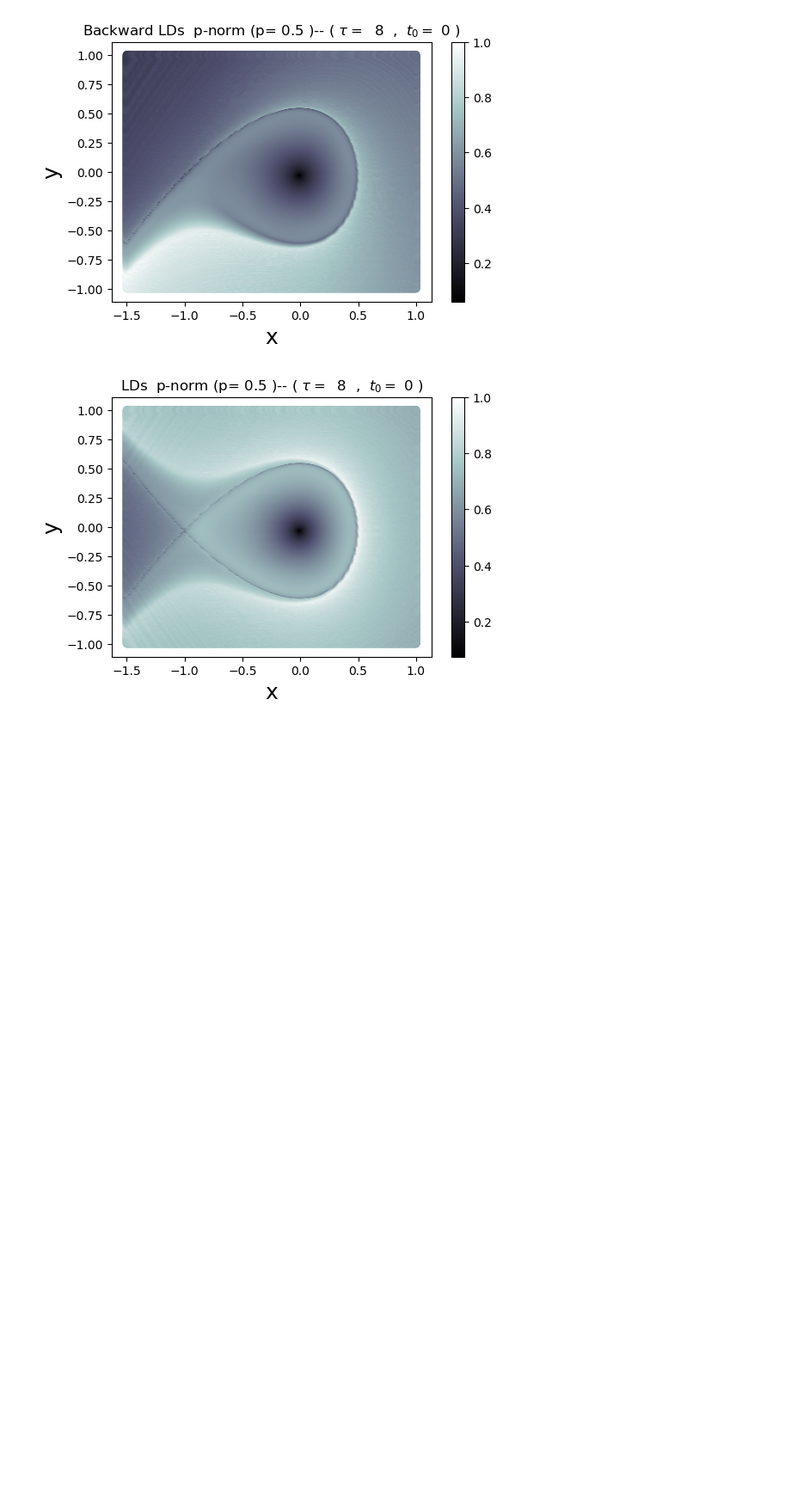
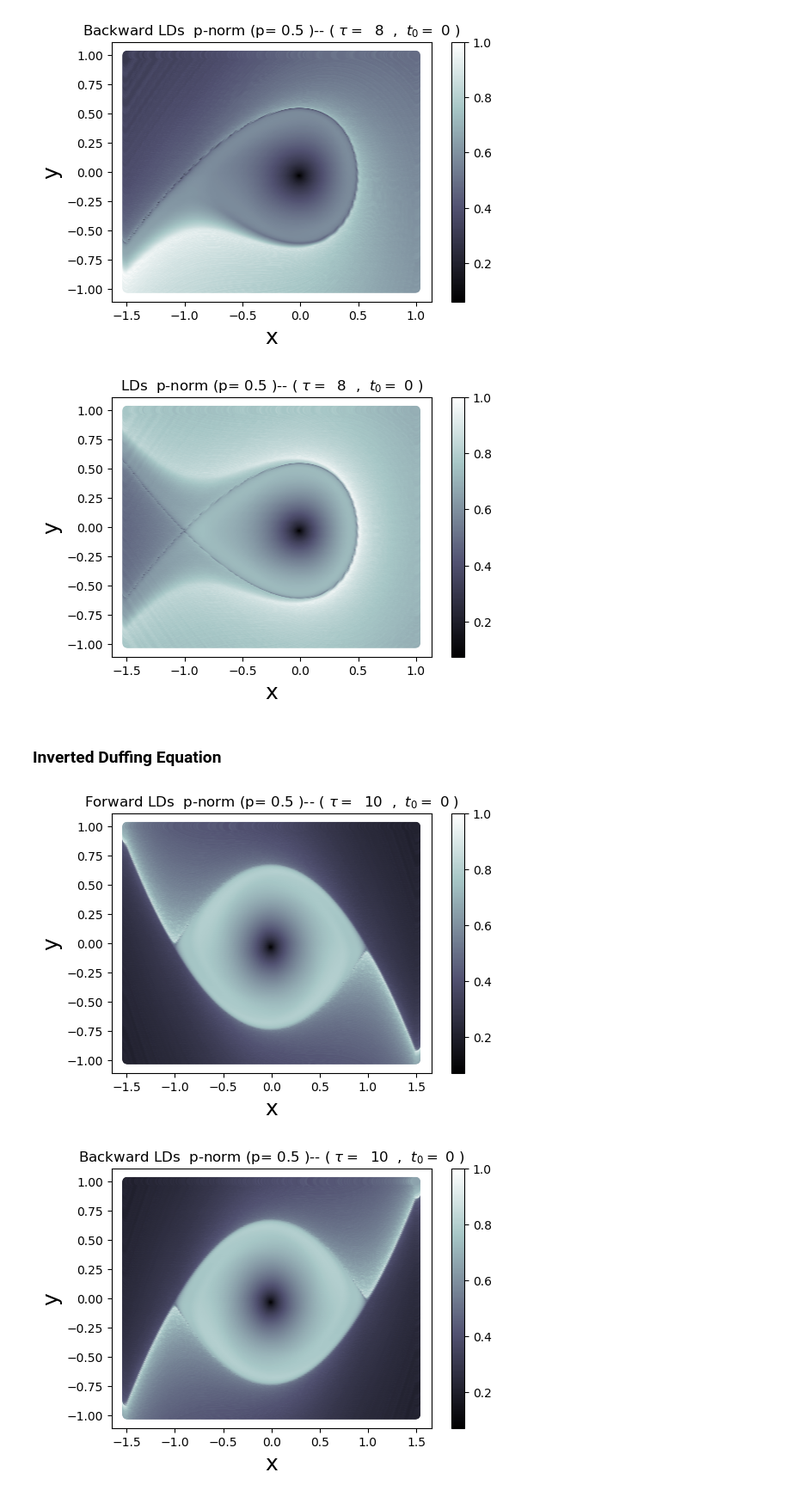
Before and after one commit to champsproject/ldds, a Jupyter notebook: LD_Python_Examples.ipynb, the cells around one changed output. Shown at 86% size. Saved outputs shown, nothing was run; the diff lists cells and outputs as text; code cells hidden in the pictures; blank space fills up the shorter version.

Commit message:
New Example of Inverted Duffing Hamiltonian

```diff
--- a/LD_Python_Examples.ipynb
+++ b/LD_Python_Examples.ipynb
@@ -391,3 +399,46 @@ draw_lagrangian_descriptor(LD_total, True, 3)
 [figure]
 [figure]
 [figure]
+# %% [markdown]
+### Inverted Duffing Equation
+# %%
+###################################
+# Integration parameters
+t0 = 0 # Initial time
+tau = 10 # Time-interval length
+dt = 0.1 # Timestep
+###################################
+# Lagrangian descriptor parameters
+p_norm = 1/2 # p-value of Lp norm
+flag_m = True
+###################################
+# Grid parameters
+x_min,x_max = [-1.5, 1.5] # Grid limits X-axis
+y_min,y_max = [-1, 1] # Grid limits Y-axis
+Nx, Ny = [400, 400] # Number of points per axis
+
+GRID_PARAMETERS = [(x_min, x_max, Nx), (y_min, y_max, Ny)]
+
+dim = 2 # Phase-space Dimension
+shape = (Nx*Ny, dim) # Shape of array of grid-points
+###################################
+# Time Dependent Perurbation (for Hamilton Duffing)
+flag_pert = 1
+perturbation_params = [0.15, 0.5] # Amplitude & Frequency, periodic pertubation
+# %%
+initial_conditions = generate_points(GRID_PARAMETERS)
+vector_field = HamINVDUFF1D
+
+time_interval = (t0, t0 + tau)
+LD_forward = compute_lagrangian_descriptor(initial_conditions, vector_field, time_interval, dt)
+draw_lagrangian_descriptor(LD_forward, True, 1)
+
+time_interval = (t0, t0 - tau)
+LD_backward = compute_lagrangian_descriptor(initial_conditions, vector_field, time_interval, dt)
+draw_lagrangian_descriptor(LD_backward, True, 2)
+
+LD_total = LD_forward + LD_backward
+draw_lagrangian_descriptor(LD_total, True, 3)
+# %% [output]
+[figure, added]
+[figure, added]
```
Also changed, not shown: parts of 4 cells of this notebook.
